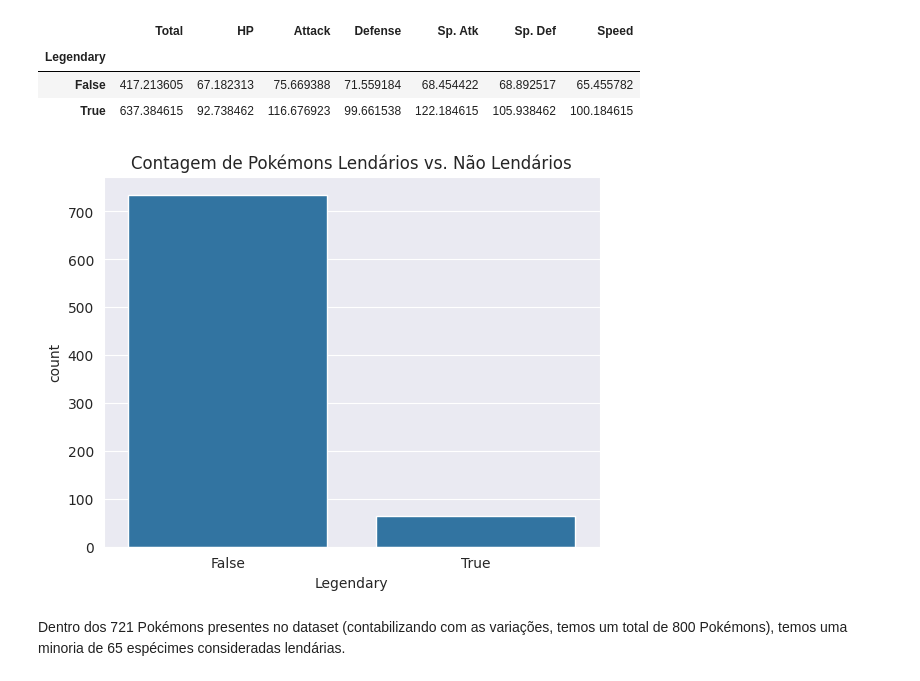
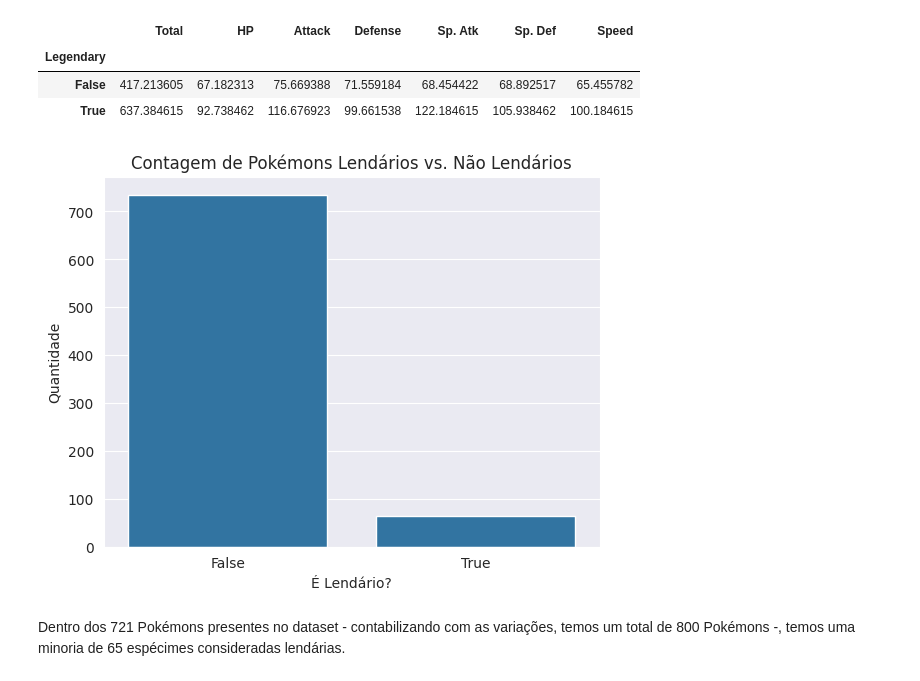
Before and after one commit to YohanFr18/pokemon-stats-explorer, a Jupyter notebook: notebooks/01-exploracao-inicial.ipynb, the cells around one changed output. Cells and saved outputs as stored; diff of their text form; code cells hidden in the pictures.

```diff
--- a/notebooks/01-exploracao-inicial.ipynb
+++ b/notebooks/01-exploracao-inicial.ipynb
@@ -67,8 +67,12 @@ df.groupby('Legendary')[['Total','HP','Attack', 'Defense', 'Sp. Atk', 'Sp. Def',
 # %%
 sns.countplot(x='Legendary', data=df)
 plt.title('Contagem de Pokémons Lendários vs. Não Lendários')
+
+plt.ylabel('Quantidade')
+plt.xlabel('É Lendário?')
+
 plt.show()
 # %% [output]
-[figure, old version]
+[figure, new version]
 # %% [markdown]
-Dentro dos 721 Pokémons presentes no dataset (contabilizando com as variações, temos um total de 800 Pokémons), temos uma minoria de 65 espécimes consideradas lendárias.
+Dentro dos 721 Pokémons presentes no dataset - contabilizando com as variações, temos um total de 800 Pokémons -, temos uma minoria de 65 espécimes consideradas lendárias.
```
Also changed, not shown: parts of 2 cells of this notebook.
